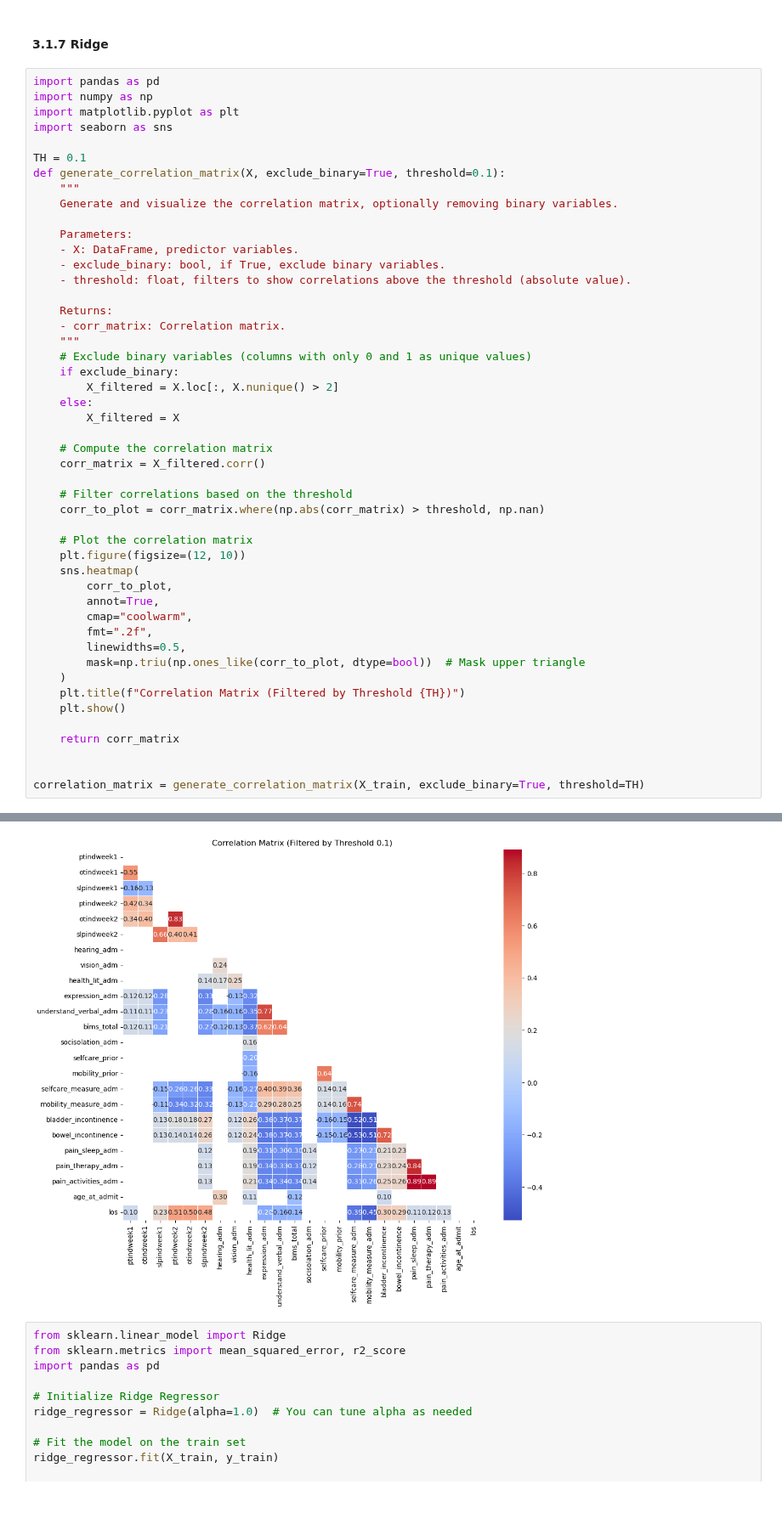
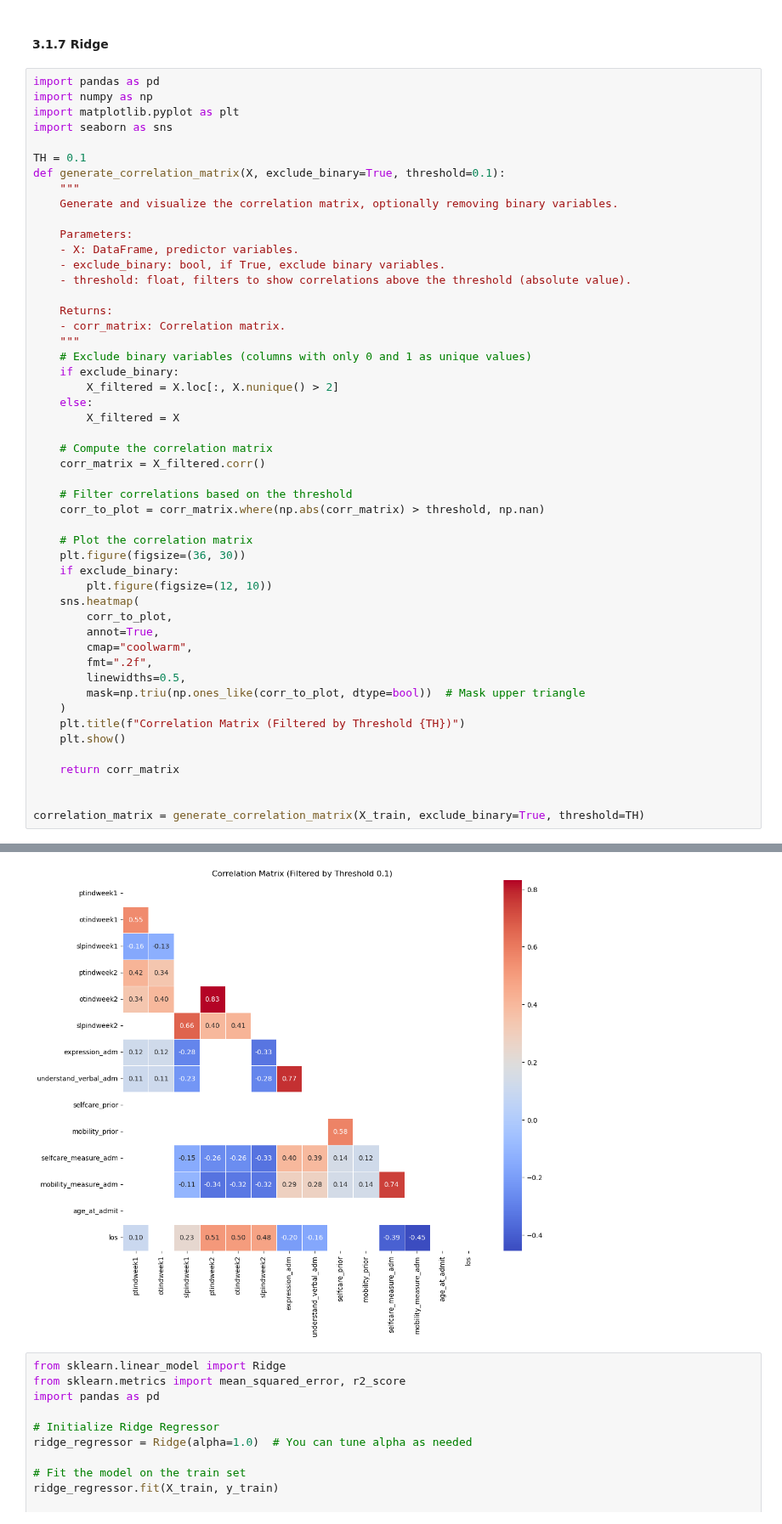
Before and after one commit to d9sus4/KL2, a Jupyter notebook: model_data.ipynb, the cells around one changed output, grey strips where cells are left out. Shown at 85% size. Saved outputs shown, nothing was run; the diff lists cells and outputs as text.

```diff
--- a/model_data.ipynb
+++ b/model_data.ipynb
@@ -1179,7 +1179,9 @@ def generate_correlation_matrix(X, exclude_binary=True, threshold=0.1):
     corr_to_plot = corr_matrix.where(np.abs(corr_matrix) > threshold, np.nan)
 
     # Plot the correlation matrix
-    plt.figure(figsize=(12, 10))
+    plt.figure(figsize=(36, 30))
+    if exclude_binary:
+        plt.figure(figsize=(12, 10))
     sns.heatmap(
         corr_to_plot,
         annot=True,
@@ -1199,4 +1202,4 @@ correlation_matrix = generate_correlation_matrix(X_train, exclude_binary=True, t
-[figure, old version]
+[figure, new version]
 # %%
 from sklearn.linear_model import Ridge
 from sklearn.metrics import mean_squared_error, r2_score
```
Also changed, not shown: parts of 4 cells of this notebook, 3 other files.
